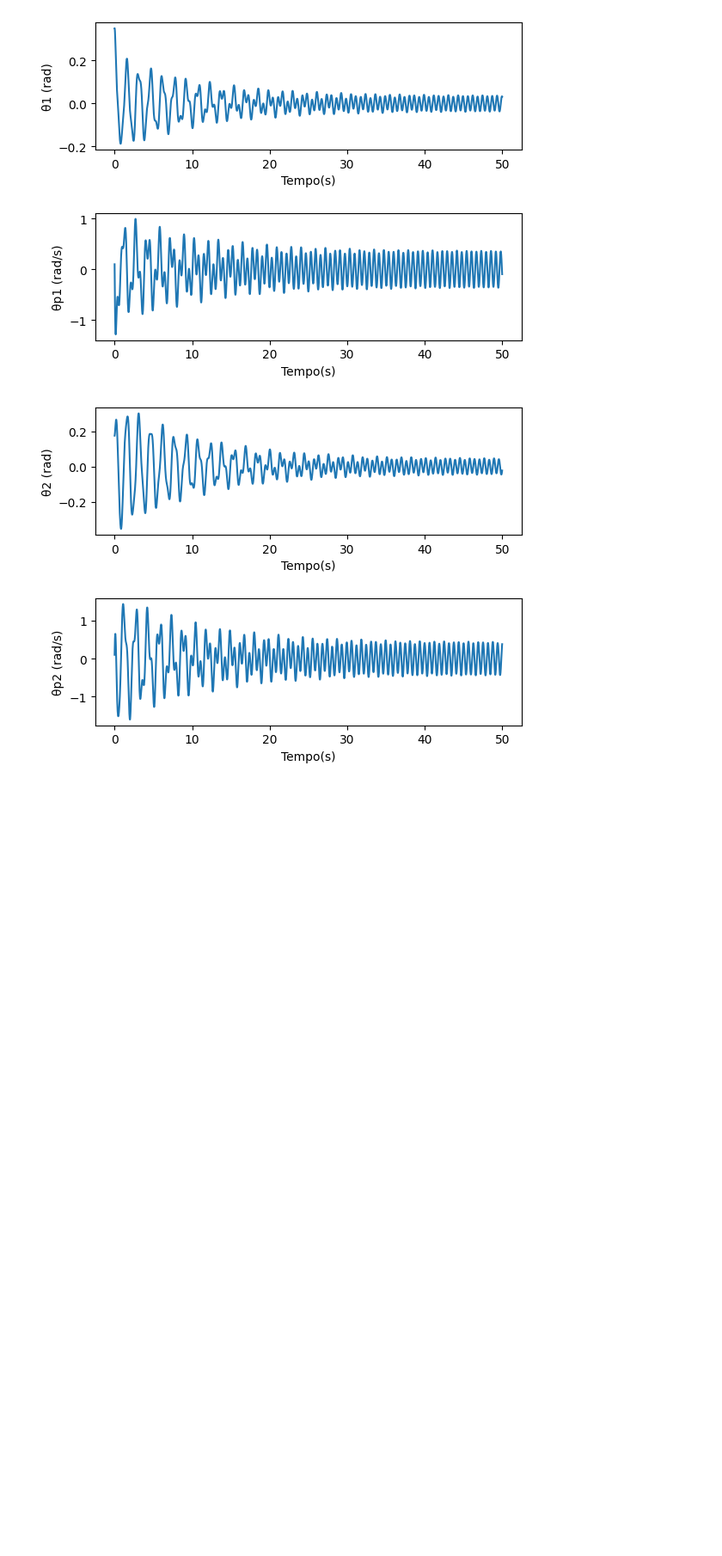
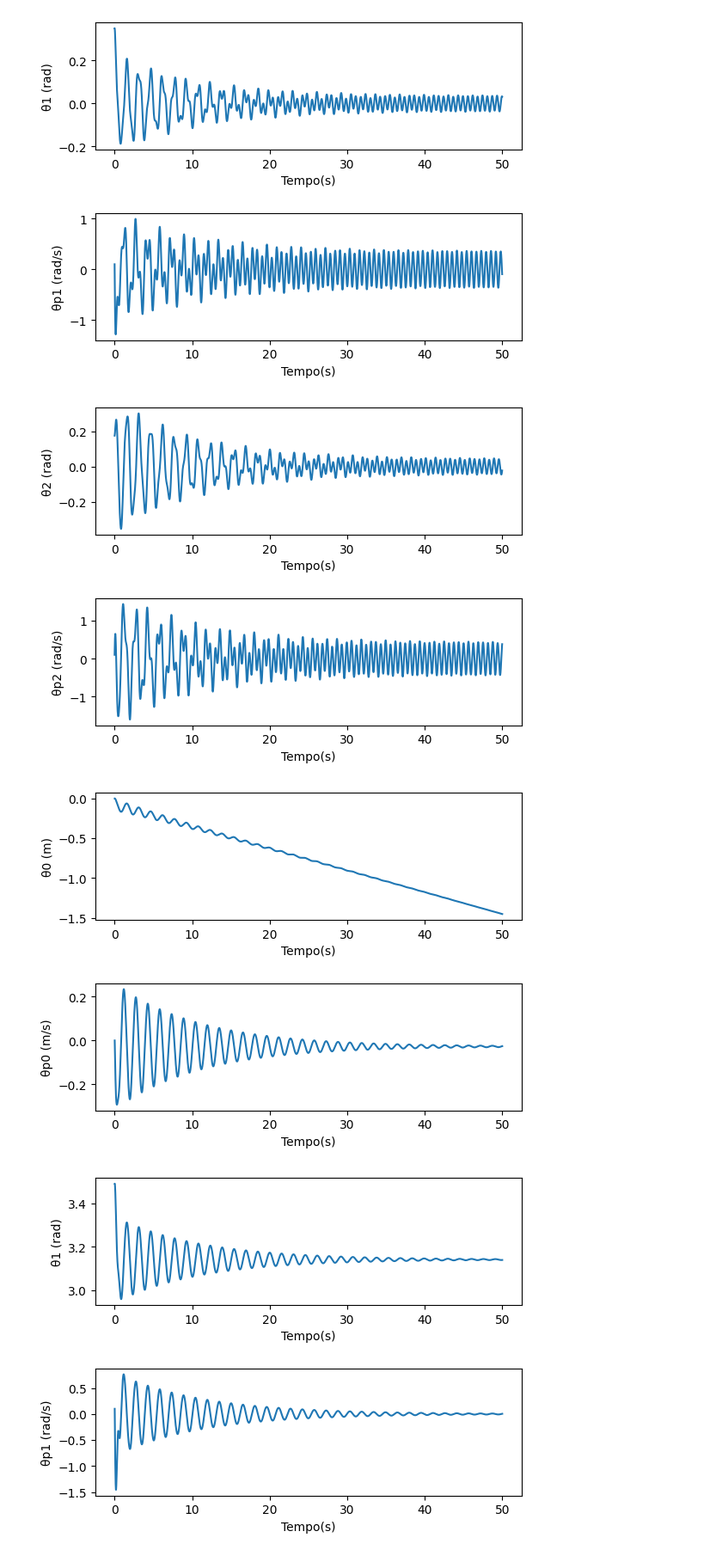
Before and after one commit to asneideris/PME3380, a Jupyter notebook: linjupy.ipynb, the cells around one changed output. Shown at 86% size. Drawn from its saved outputs; the diff is of its cells as text; code cells hidden in the pictures; blank space fills up the shorter version.

```diff
--- a/linjupy.ipynb
+++ b/linjupy.ipynb
@@ -610,3 +610,59 @@ plt.show(block=False)
 [figure]
 [figure]
 [figure]
+# %%
+#Simulação do sistema não linear para u = 0 pequeno ângulo
+tempo = np.linspace(0, 50, 40000)
+X0 = [0, np.pi+0.35, np.pi+0.1745, 0, 0.1, 0.1] #Valores iniciais dos estados
+# X0_x = [0.1, 0.1, 0.1 ,0.1]
+u = 0
+# t, amp,yobs = ctrl.forced_response(sysobs, tempo, 0 ,X0 ,return_x = 'True')
+t, amp, xest = ctr.forced_response(naolin, tempo, u, X0, return_x = 'True')
+
+#plt.plot(t, xest[0])
+#plt.show()
+#plt.plot(t, xest[1])
+#plt.show()
+#plt.plot(t, xest[2])
+#plt.show()
+#plt.plot(t, xest[3])
+#plt.show()
+#plt.plot(t, xest[4])
+#plt.show()
+#plt.plot(t, xest[5])
+#plt.show()
+
+f,((ax1, ax2)) = plt.subplots(2)
+plt.subplots_adjust( wspace=1,hspace=0.5)
+f,((ax3, ax4)) = plt.subplots(2)
+plt.subplots_adjust( wspace=1,hspace=0.5)
+f,((ax5, ax6)) = plt.subplots(2)
+plt.subplots_adjust( wspace=1,hspace=0.5)
+ax1.set_xlabel('Tempo(s)')
+ax2.set_xlabel('Tempo(s)')
+ax3.set_xlabel('Tempo(s)')
+ax4.set_xlabel('Tempo(s)')
+ax5.set_xlabel('Tempo(s)')
+ax6.set_xlabel('Tempo(s)')
+
+ax1.plot(t, xest[0])
+ax1.set_ylabel('θ0 (m)')
+
+ax2.plot(t, xest[3])
+ax2.set_ylabel('θp0 (m/s)')
+
+ax3.plot(t, xest[1])
+ax3.set_ylabel('θ1 (rad)')
+
+ax4.plot(t, xest[4])
+ax4.set_ylabel('θp1 (rad/s)')
+
+ax5.plot(t, xest[2])
+ax5.set_ylabel('θ2 (rad)')
+
+ax6.plot(t, xest[5])
+ax6.set_ylabel('θp2 (rad/s)')
+plt.show(block=False)
+# %% [output]
+[figure, added]
+[figure, added]
```
Also changed, not shown: parts of 4 cells of this notebook.
